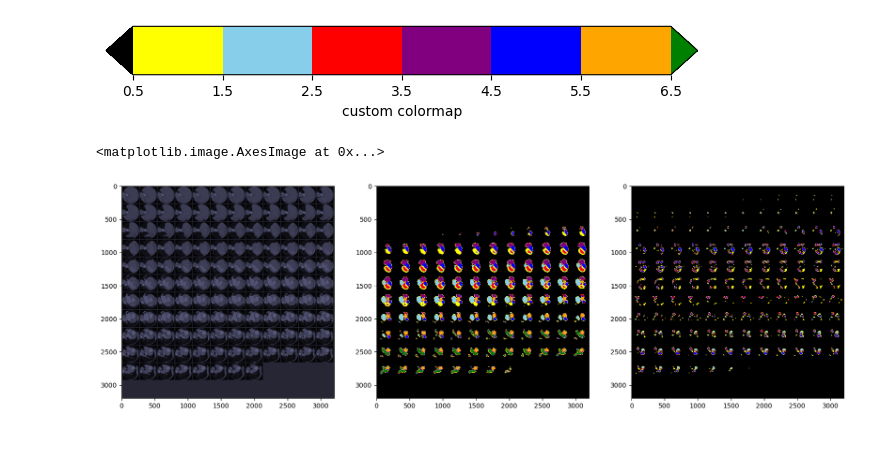
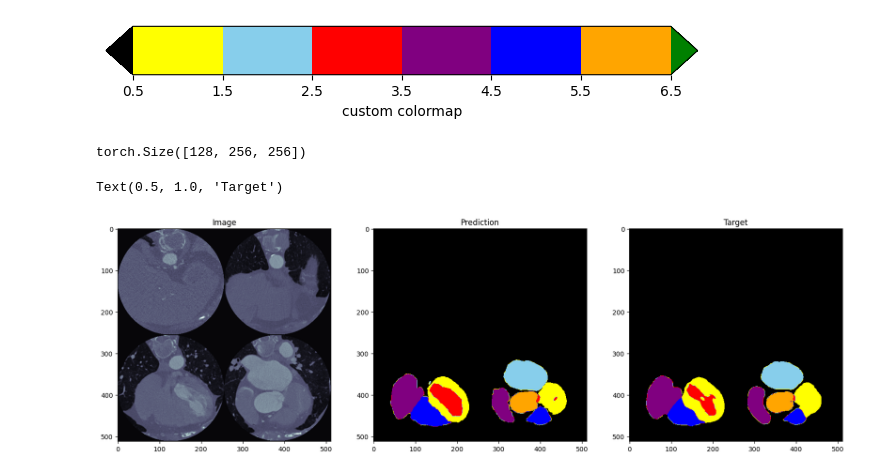
Before and after one commit to Sooqija/heart-segmentation, a Jupyter notebook: 02. model-inference.ipynb, the cells around one changed output. Cells and saved outputs as stored; diff of their text form; code cells hidden in the pictures; blank space fills up the shorter version.

Commit message:
- remove ToTensor() + visualization improvemets

```diff
--- a/02. model-inference.ipynb
+++ b/02. model-inference.ipynb
@@ -79,10 +79,13 @@ class LabelPreprocessing(object):
 train_dataset = Dataset(
     os.path.join(DATA_PATH, "train"),
     os.path.join(DATA_PATH, "train"),
-    transform=transforms.Compose([transforms.ToTensor(),
-                                  ImagePreprocessing()]),
-    target_transform=transforms.Compose(transforms=[transforms.ToTensor(),
-                                                    LabelPreprocessing(list(label_maps.keys()))]),
+    transform=transforms.Compose([
+                                #   transforms.ToTensor(),
+                                  ImagePreprocessing()
+                                  ]),
+    target_transform=transforms.Compose(transforms=[
+                                        # transforms.ToTensor(),
+                                        LabelPreprocessing(list(label_maps.keys()))]),
     postfix=".256256128.npy"
 )
 # %%
@@ -103,6 +106,10 @@ model = model.to(device)
 # %% [output]
 {'n_channels': 1, 'n_classes': 8}
 # %%
+from tabulate import tabulate
+label_names = [value for value in label_maps.values()]
+metrics_table = [ ["", *label_names, "mean"] ]
+
 def label_postprocessing(label: torch.Tensor):
     label = torch.softmax(label, dim=1).argmax(dim=1).to("cpu").squeeze(0)
     label_values = list(range(8))
@@ -150,13 +157,19 @@ class Metrics:
 with torch.no_grad():
     model.eval()
     import itertools
-    for inputs, targets in itertools.islice(train_loader, 2):
+    for i, (inputs, targets) in enumerate(itertools.islice(train_loader, 3)):
         outputs = model(inputs)
         outputs = label_postprocessing(outputs)
         targets = targets.int().squeeze(0).to("cpu")
         metrics = Metrics(outputs, targets)
-        print("IoU:", metrics.IoU(),
-              "\nmeanIoU:", metrics.meanIoU(),
-              "\nDice:", metrics.Dice(),
-              "\nmeanDice:", metrics.meanDice())
+
+        metrics_table.append([f"{i}"])
+        iou = metrics.IoU().numpy()
+        mean_iou = metrics.meanIoU().numpy()
+        metrics_table.append(["IoU", *iou, mean_iou])
+        dice = metrics.Dice().numpy()
+        mean_dice = metrics.meanDice().numpy()
+        metrics_table.append(["Dice", *dice, mean_dice])
+
+print(tabulate(metrics_table, headers="firstrow", tablefmt="fancy_grid", numalign="center"))
 # %% [output]
@@ -208,17 +230,25 @@ fig.colorbar(
 # %% [output]
 <matplotlib.colorbar.Colorbar at 0x...>
 [figure]
+# %%
+z[0].cpu().squeeze().T.shape
+# %% [output]
+torch.Size([128, 256, 256])
 # %%
 import skimage
 import matplotlib.pyplot as plt
 
 fig, ax = plt.subplots(1, 3, figsize=(20, 20))
-ax[0].imshow(skimage.util.montage(z[0].cpu().squeeze().numpy(), padding_width=10), cmap="bone")
-ax[1].imshow(skimage.util.montage(torch.softmax(z[1], dim=1).argmax(dim=1).cpu().squeeze(0).numpy(), padding_width=10), cmap=custom_cmap, norm=norm)
-ax[2].imshow(skimage.util.montage(z_pred, padding_width=10), cmap=custom_cmap, norm=norm)
+
+ax[0].imshow(skimage.util.montage(z[0].cpu().squeeze().T[:100:25]), cmap="bone")
+ax[1].imshow(skimage.util.montage(torch.softmax(z[1], dim=1).argmax(dim=1).cpu().squeeze(0).numpy().T[:100:25]), cmap=custom_cmap, norm=norm)
+ax[2].imshow(skimage.util.montage(z_pred.T[:100:25]), cmap=custom_cmap, norm=norm)
+ax[0].set_title("Image")
+ax[1].set_title("Prediction")
+ax[2].set_title("Target")
 # %% [output]
-<matplotlib.image.AxesImage at 0x...>
+Text(0.5, 1.0, 'Target')
-[figure, old version]
+[figure, new version]
 # %%
 import vtk
 
```
Also changed, not shown: parts of 1 cell of this notebook.
